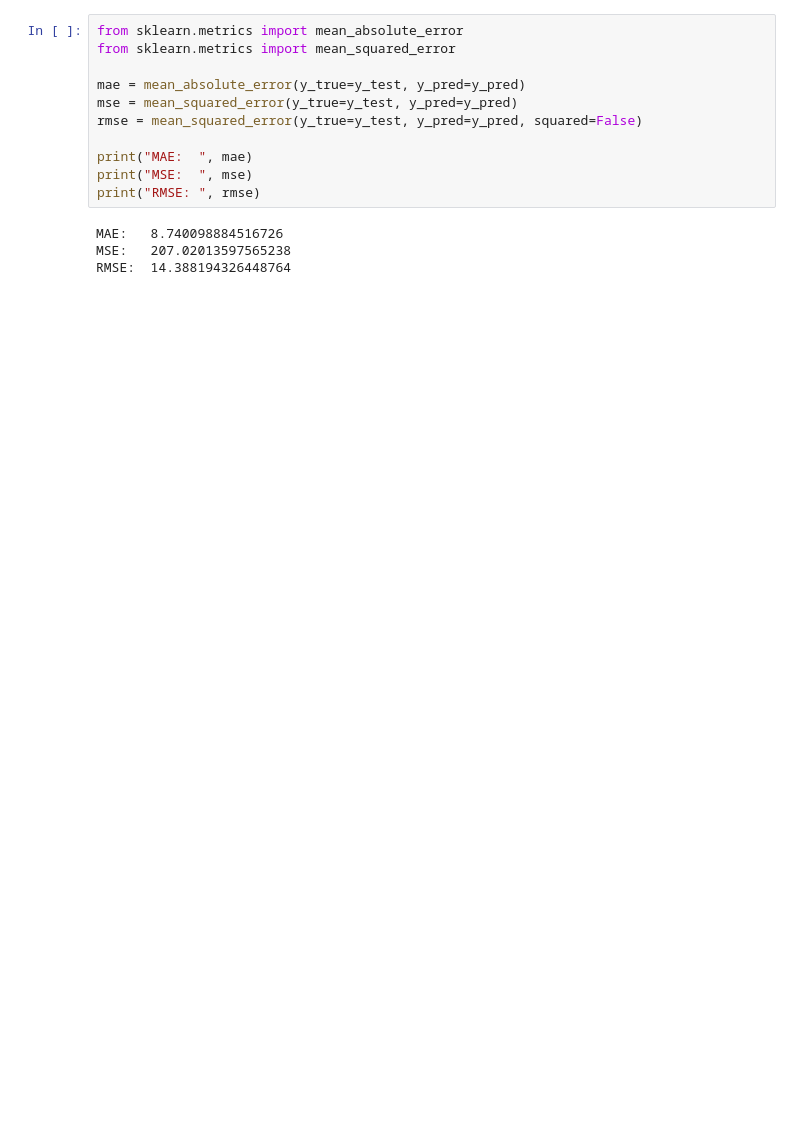
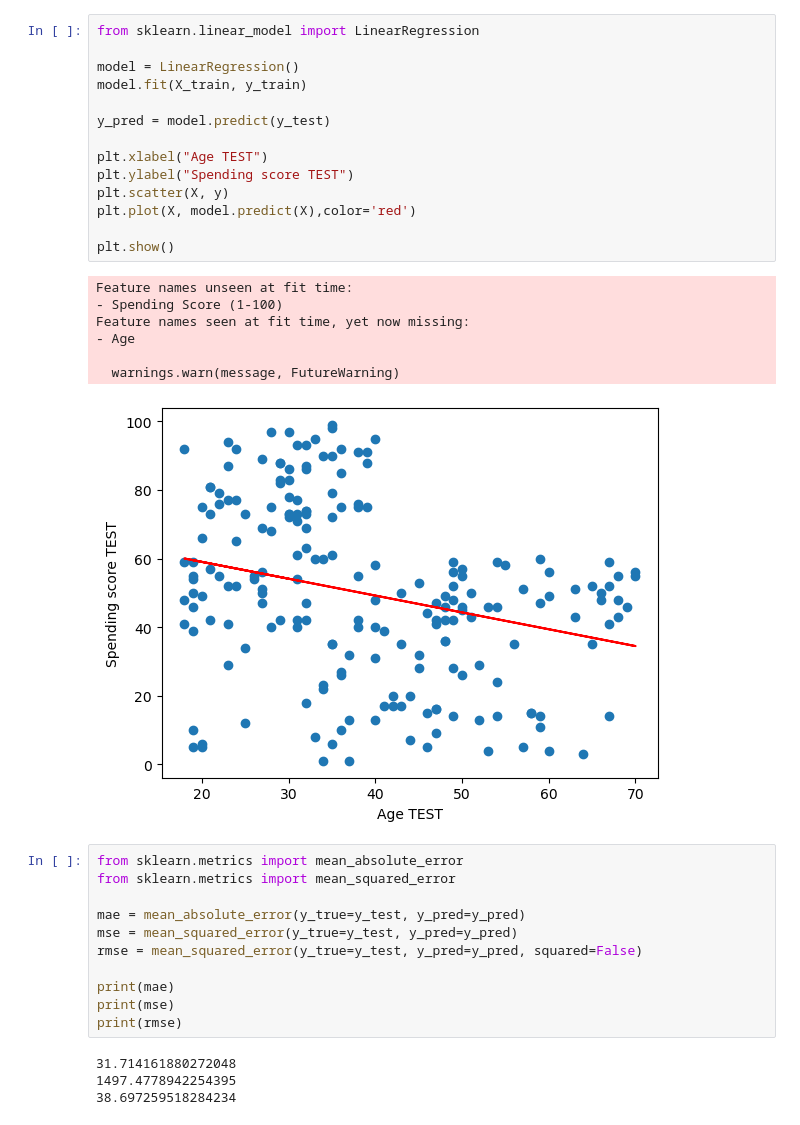
Before and after one commit to dr4g0n7ly/CSE4020-ML-lab, a Jupyter notebook: Linear regression.ipynb, the cells around one changed output. Saved outputs shown, nothing was run; the diff lists cells and outputs as text; blank space fills up the shorter version.

```diff
--- a/Linear regression.ipynb
+++ b/Linear regression.ipynb
@@ -46,3 +37,25 @@ plt.show()
+# %%
+from sklearn.linear_model import LinearRegression
+
+model = LinearRegression()
+model.fit(X_train, y_train)
+
+y_pred = model.predict(y_test)
+
+plt.xlabel("Age TEST")
+plt.ylabel("Spending score TEST")
+plt.scatter(X, y)
+plt.plot(X, model.predict(X),color='red')
+
+plt.show()
+# %% [output]
+Feature names unseen at fit time:
+- Spending Score (1-100)
+Feature names seen at fit time, yet now missing:
+- Age
+
+  warnings.warn(message, FutureWarning)
+[figure, added]
 # %%
 from sklearn.metrics import mean_absolute_error
 from sklearn.metrics import mean_squared_error
@@ -51,10 +64,10 @@ mae = mean_absolute_error(y_true=y_test, y_pred=y_pred)
 mse = mean_squared_error(y_true=y_test, y_pred=y_pred)
 rmse = mean_squared_error(y_true=y_test, y_pred=y_pred, squared=False)
 
-print("MAE:  ", mae)
-print("MSE:  ", mse)
-print("RMSE: ", rmse)
+print(mae)
+print(mse)
+print(rmse)
 # %% [output]
-MAE:   8.740098884516726
-MSE:   207.02013597565238
-RMSE:  14.388194326448764
+31.714161880272048
+1497.4778942254395
+38.697259518284234
```
Also changed, not shown: parts of 5 cells of this notebook.
